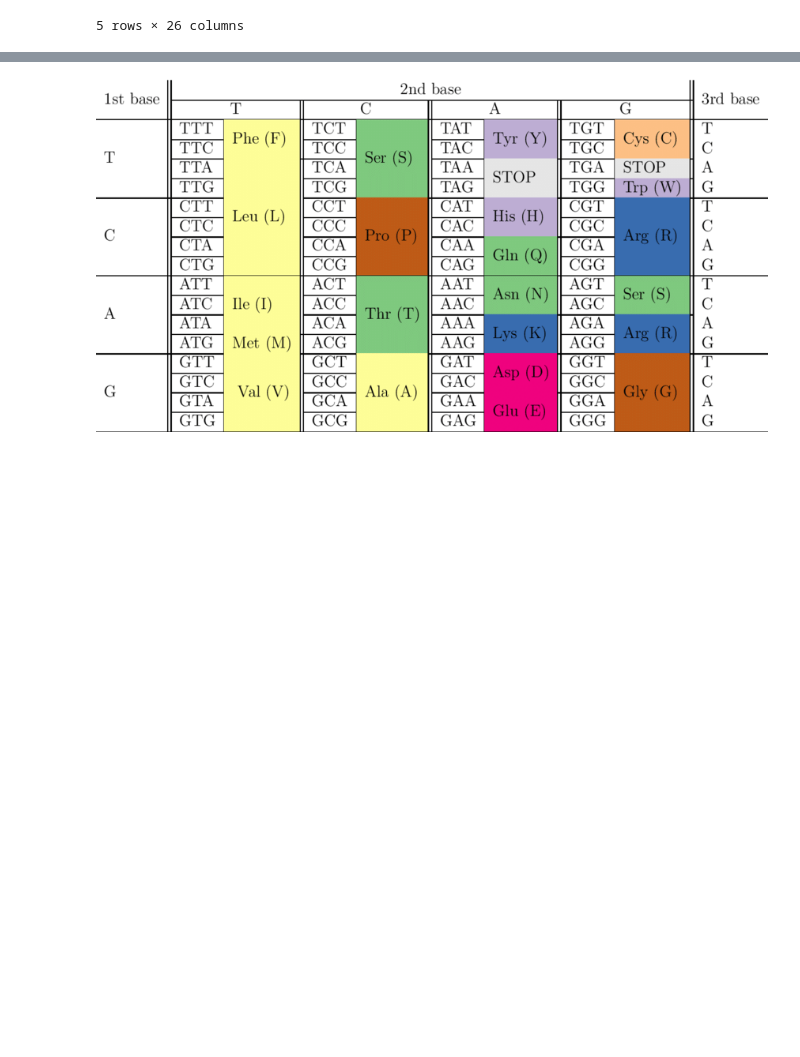
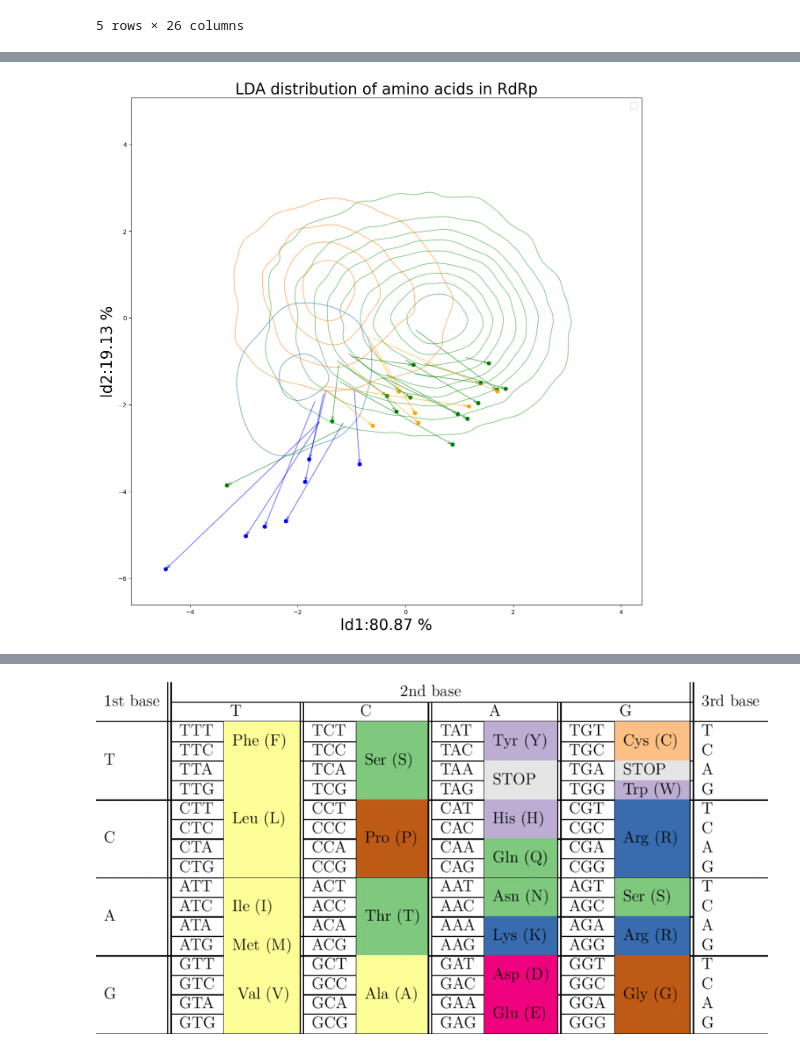
Before and after one commit to VoronkaAlexandr/Sars_Cov_2_MutSpec, a Jupyter notebook: Sars_Cov_2/cod/pca_emma_data.ipynb, the cells around one changed output, grey strips where cells are left out. Drawn from its saved outputs; the diff is of its cells as text; code cells hidden in the pictures; blank space fills up the shorter version.

```diff
--- a/Sars_Cov_2/cod/pca_emma_data.ipynb
+++ b/Sars_Cov_2/cod/pca_emma_data.ipynb
@@ -78,0 +375,2 @@ plt.close()
+# %%
+X_lda = lda.transform(for_pca_transform)
@@ -78,0 +387,94 @@ plt.close()
+# %%
+lda_data = pd.DataFrame(X_lda, columns=['LD1', 'LD2'])
+# %%
+lda_data['strand'] = emma_data['Strand'].to_list()
+lda_data['Species'] = emma_data['Species'].to_list()
+lda_data['taxid'] = emma_data['taxid'].to_list()
+# %%
+ref_data = lda_data[lda_data['Species'].isin(['Ref negative', 'Ref positive', 'Ref double'])]
+ideal_data = lda_data[lda_data['Species'].isin(['Ideal negative', 'Ideal positive', 'Ideal double'])]
+# %%
+palette = {
+    'double': 'tab:orange',
+    'positive ': 'tab:green',
+    'negative': 'tab:blue'
+}
+plt.rcParams['legend.fontsize'] = 'large'
+plt.rcParams["figure.figsize"] = (15,15)
+g=sns.kdeplot(data=lda_data, x="LD1", y="LD2", hue="strand", alpha=0.5, palette=palette, legend=True)#, xlim = (-10,12), ylim = (-10,10))
+#g.fig.set_figwidth(15)
+#g.fig.set_figheight(15)
+
+#x_mean = lda_data[lda_data['strand']=='positive ']["LD1"].mean()
+#x_std = lda_data[lda_data['strand']=='positive ']["LD1"].std()
+#g.ax_marg_x.axvspan(x_mean - x_std, x_mean + x_std, color='blue', alpha=0.1)
+#y_mean = lda_data[lda_data['strand']=='positive ']["LD2"].mean()
+#y_std = lda_data[lda_data['strand']=='positive ']["LD2"].std()
+#g.ax_marg_y.axhspan(y_mean - y_std, y_mean + y_std, color='blue', alpha=0.1)
+#g.refline(x=x_mean, y=y_mean, color='green', ls='--')
+
+#x_mean = lda_data[lda_data['strand']=='double']["LD1"].mean()
+#x_std = lda_data[lda_data['strand']=='double']["LD1"].std()
+#g.ax_marg_x.axvspan(x_mean - x_std, x_mean + x_std, color='orange', alpha=0.1)
+#y_mean = lda_data[lda_data['strand']=='double']["LD2"].mean()
+#y_std = lda_data[lda_data['strand']=='double']["LD2"].std()
+#g.ax_marg_y.axhspan(y_mean - y_std, y_mean + y_std, color='orange', alpha=0.1)
+#g.refline(x=x_mean, y=y_mean, color='orange', ls='--')
+
+#x_mean = lda_data[lda_data['strand']=='negative']["LD1"].mean()
+#x_std = lda_data[lda_data['strand']=='negative']["LD1"].std()
+#g.ax_marg_x.axvspan(x_mean - x_std, x_mean + x_std, color='green', alpha=0.1)
+#y_mean = lda_data[lda_data['strand']=='negative']["LD2"].mean()
+#y_std = lda_data[lda_data['strand']=='negative']["LD2"].std()
+#g.ax_marg_y.axhspan(y_mean - y_std, y_mean + y_std, color='green', alpha=0.1)
+#g.refline(x=x_mean, y=y_mean, color='blue', ls='--')
+
+
+ideal_genomes = lda_data[lda_data['Species'].isin(['Ideal positive','Ideal negative','Ideal double'])]
+ideal_genomes.loc[ideal_genomes['strand']=='positive ', 'color'] = 'green'
+ideal_genomes.loc[ideal_genomes['strand']=='double', 'color'] = 'orange'
+ideal_genomes.loc[ideal_genomes['strand']=='negative', 'color'] = 'blue'
+xs = ideal_genomes['LD1']
+ys = ideal_genomes['LD2']
+colors = ideal_genomes['color']
+
+# plot the points
+plt.scatter(xs,ys, c=colors)
+
+for index, row in ref_data.iterrows():
+    ref_index = ref_data['taxid'][index]
+    x_start = ref_data['LD1'][index]
+    y_start = ref_data['LD2'][index]
+    x_finish = ideal_data.loc[ideal_data['taxid'] == ref_index, 'LD1'].values[0]
+    y_finish = ideal_data.loc[ideal_data['taxid'] == ref_index, 'LD2'].values[0]
+    if ref_data['strand'][index] == 'positive ':
+        color = 'green'
+    elif ref_data['strand'][index] == 'double':
+        color = 'orange'
+    elif ref_data['strand'][index] == 'negative':
+        color = 'blue'
+    plt.annotate("",
+            xy=(x_finish, y_finish), xycoords='data',
+            xytext=(x_start, y_start), textcoords='data',
+            arrowprops=dict(arrowstyle="->", connectionstyle="arc3", linewidth=1.5,
+                            color=color, alpha=0.5))
+
+
+
+
+#for aa_num in range(len(list(emma_data.columns[5:]))):
+#    aa = list(emma_data.columns[5:])[aa_num]
+#    coords = np.transpose(model.components_[0:2, :])[aa_num]
+#    plt.annotate('default line', xy=(0,0), xytext=(coords[0],coords[1]),
+#            arrowprops={'arrowstyle': '-'}, va='center')
+
+
+plt.xlabel("ld1:" + "{:.2f}".format(lda.explained_variance_ratio_[0] * 100) + " %", fontsize=25)
+plt.ylabel("ld2:" + "{:.2f}".format(lda.explained_variance_ratio_[1] * 100) + " %", fontsize=25)
+plt.legend(fontsize='x-large', title_fontsize='40')
+plt.title("LDA distribution of amino acids in RdRp", fontsize=25)
+#g.fig.suptitle("LDA distribution of amino acids in RdRp", fontsize=25, x=0.5, y=1)
+plt.savefig('../figures/lda_emmadata_allviruses.pdf', dpi=300, bbox_inches = 'tight')
+plt.show()
+plt.close()
+# %% [output]
@@ -78,0 +487 @@ plt.close()
+[figure, added]
```
Also changed, not shown: parts of 61 cells of this notebook, 6 other files.
